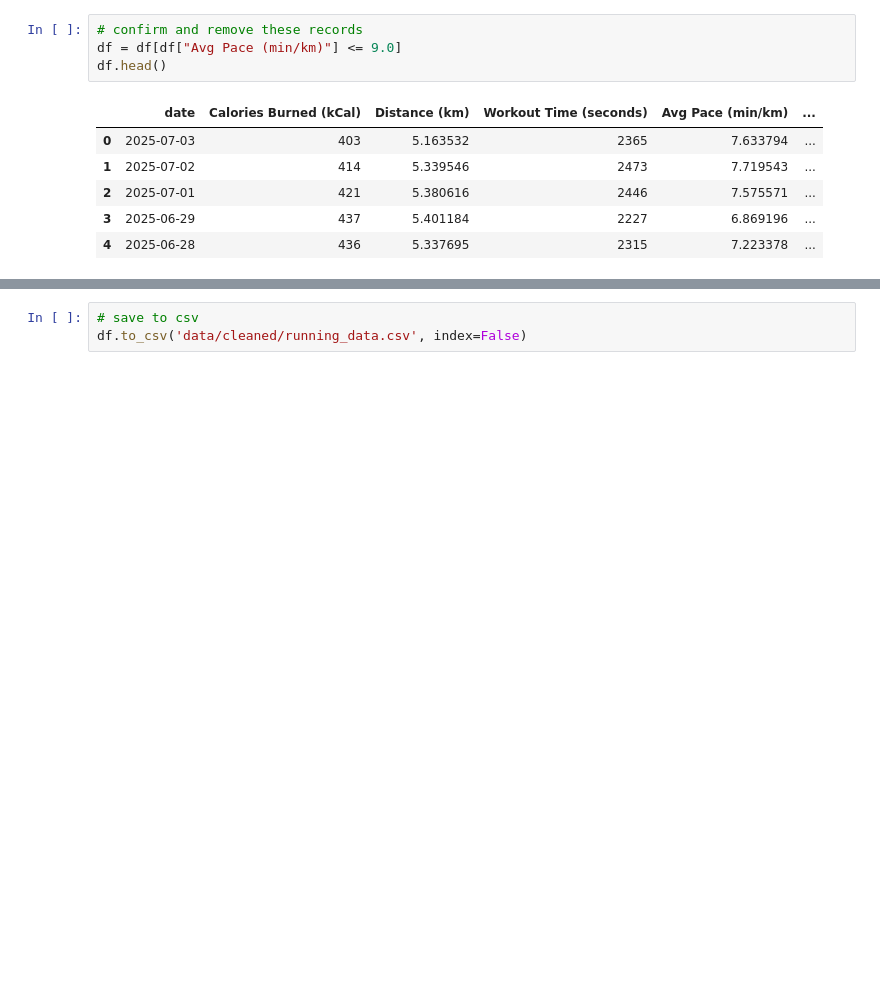
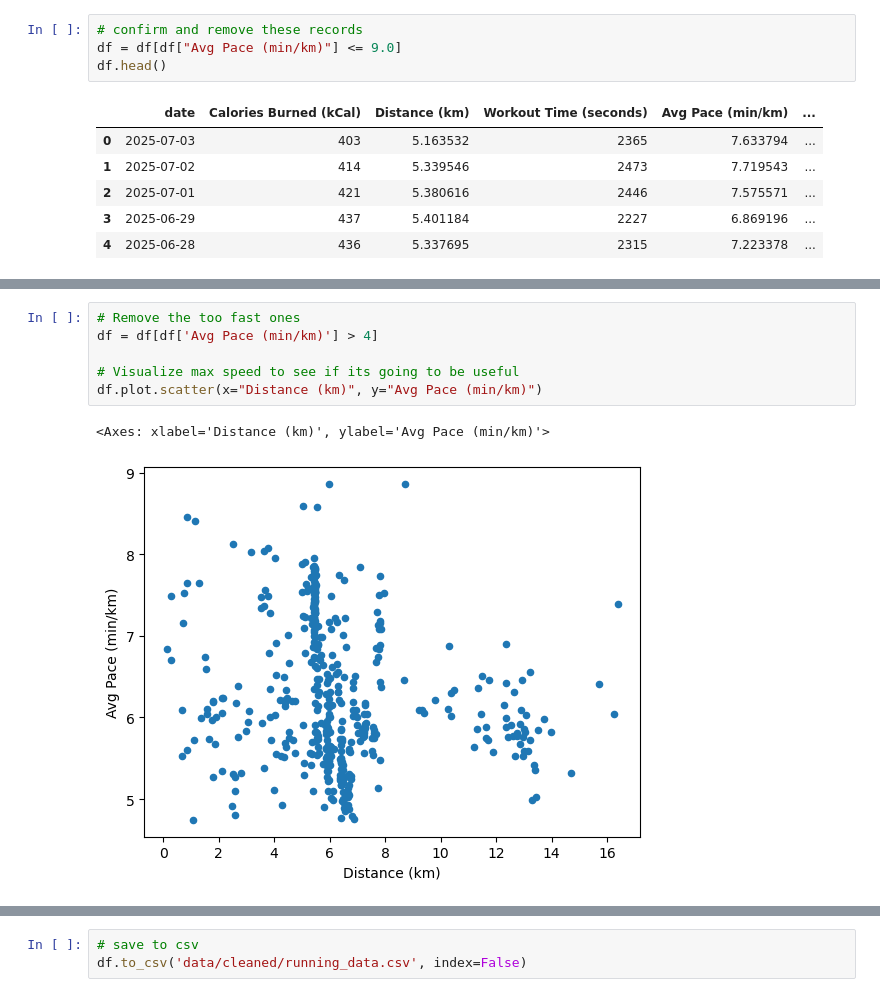
Before and after one commit to pkeen/500-runs, a Jupyter notebook: running-cleaning.ipynb, the cells around one changed output, grey strips where cells are left out. Saved outputs shown, nothing was run; the diff lists cells and outputs as text; blank space fills up the shorter version.

```diff
--- a/running-cleaning.ipynb
+++ b/running-cleaning.ipynb
@@ -100,0 +131,9 @@ df.head()
+# %%
+# Remove the too fast ones
+df = df[df['Avg Pace (min/km)'] > 4]
+
+# Visualize max speed to see if its going to be useful
+df.plot.scatter(x="Distance (km)", y="Avg Pace (min/km)")
+# %% [output]
+<Axes: xlabel='Distance (km)', ylabel='Avg Pace (min/km)'>
+[figure, added]
```
Also changed, not shown: parts of 5 cells of this notebook, 8 other files.
